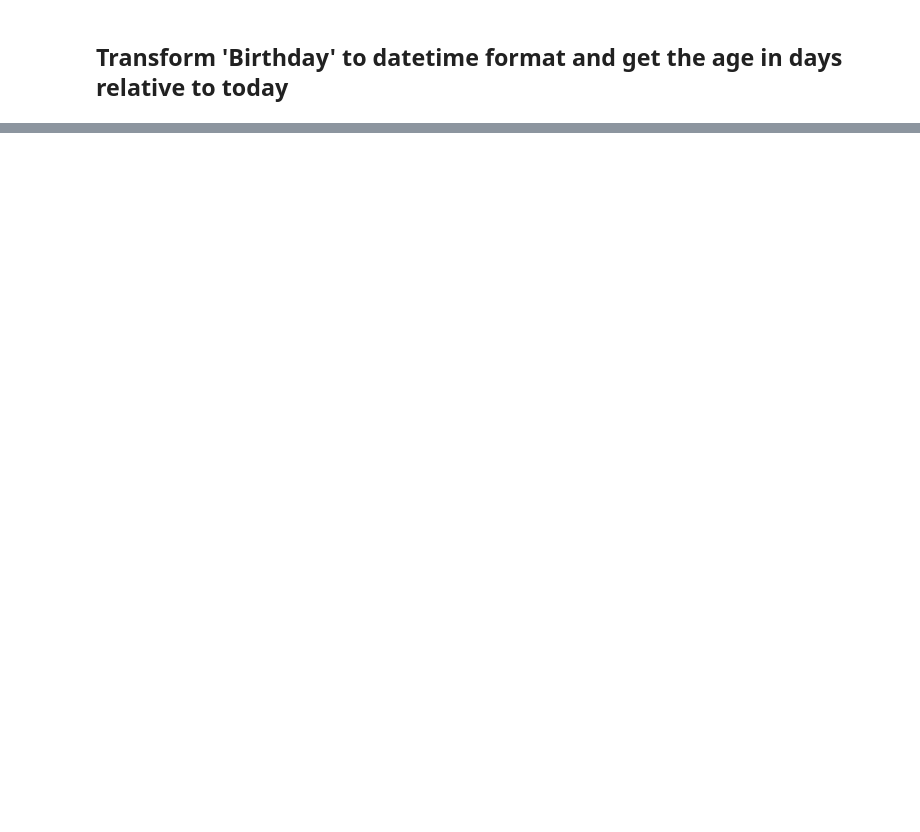
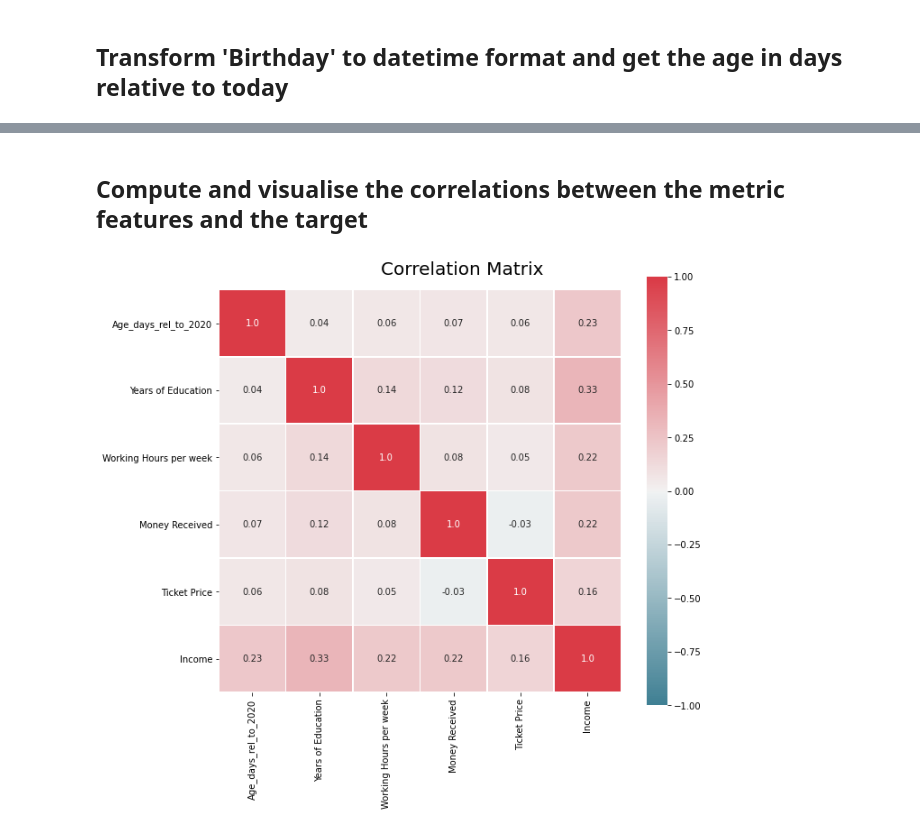
Before and after one commit to ph1001/Group-Project-Machine-Learning-Group-50, a Jupyter notebook: Group50_ML202021_Predictive_Notebook.ipynb, the cells around one changed output, grey strips where cells are left out. Cells and saved outputs as stored; diff of their text form; code cells hidden in the pictures; blank space fills up the shorter version.

Commit message:
Finished transformation of birthday to age and correlation visualisation

```diff
--- a/Group50_ML202021_Predictive_Notebook.ipynb
+++ b/Group50_ML202021_Predictive_Notebook.ipynb
@@ -203,2 +176,0 @@ birthday_date
-# %%
-train.insert(loc=3, column='Birthday_date', value=birthday_date)
@@ -210,2 +176,0 @@ age_days
-# %%
-train.insert(loc=4, column='Age_days_rel_to_2020', value=age_days)
@@ -214,3 +188,8 @@ train.head(3)
+# %% [markdown]
+## Compute and visualise the correlations between the metric features and the target
+# %%
+# Define metric features and target in one list
+metric_features_and_target = ['Age_days_rel_to_2020','Years of Education','Working Hours per week','Money Received','Ticket Price','Income']
 # %%
 # Compute the correlation matrix of 'train'
-train.corr(method='pearson')
+corr = train_new_cols[metric_features_and_target].corr(method='pearson')
@@ -220,0 +196,24 @@ non_metric_features = train.columns.drop(metric_features).to_list()
+# %%
+# Adapted from data mining lab 4:
+
+# Prepare figure
+fig = plt.figure(figsize=(10, 8))
+
+# Round the values of the correlation matrix
+corr_rounded = np.round(corr, decimals=2)
+
+# Build annotation matrix (values above |0.5| will appear annotated in the plot)
+mask_annot = np.absolute(corr_rounded.values) >= 0.001
+annot = np.where(mask_annot, corr_rounded.values, np.full(corr_rounded.shape,"")) # Try to understand what this np.where() does
+
+# Plot heatmap of the correlation matrix
+sns.heatmap(data=corr_rounded, annot=annot, cmap=sns.diverging_palette(220, 10, as_cmap=True),
+            fmt='s', vmin=-1, vmax=1, center=0, square=True, linewidths=.5)
+
+# Layout
+fig.subplots_adjust(top=0.95)
+fig.suptitle("Correlation Matrix", fontsize=20)
+
+plt.show()
+# %% [output]
+[figure, added]
```
Also changed, not shown: parts of 16 cells of this notebook.
